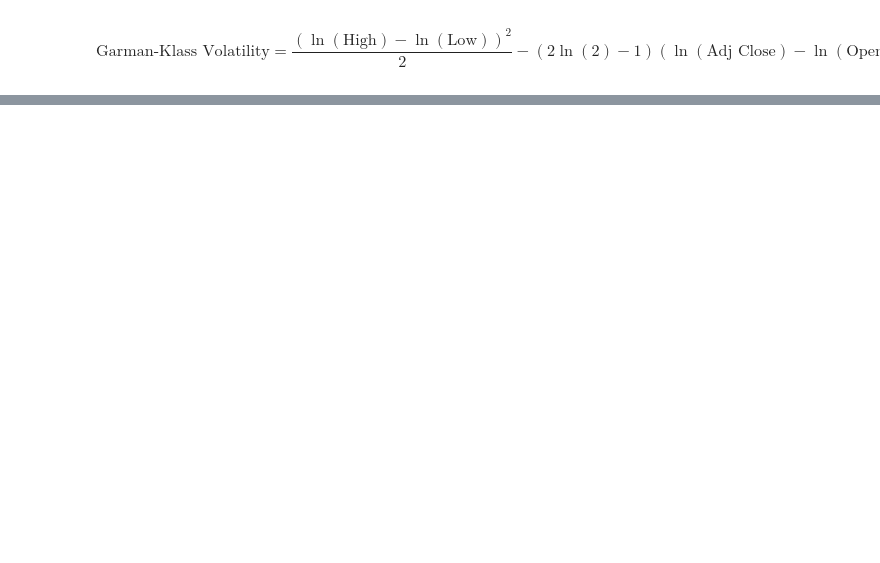
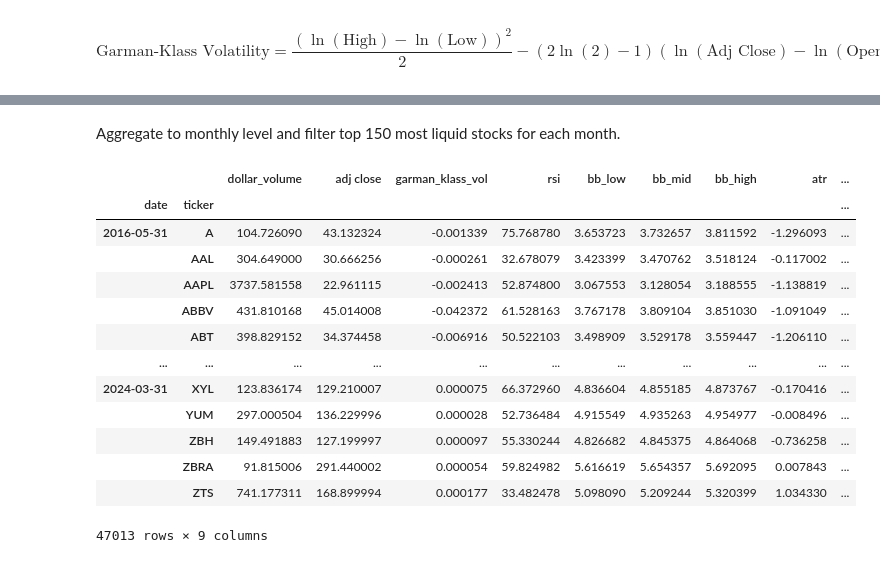
Before and after one commit to aivarasmink/ptu20_ml_reinforcement, a Jupyter notebook: ml_trading/trading_ml.ipynb, the cells around one changed output, grey strips where cells are left out. Cells and saved outputs as stored; diff of their text form; code cells hidden in the pictures; blank space fills up the shorter version.

```diff
--- a/ml_trading/trading_ml.ipynb
+++ b/ml_trading/trading_ml.ipynb
@@ -85,0 +69,19 @@ df
+# %%
+def compute_atr(stock_data):
+    atr = pandas_ta.atr(high=stock_data['high'],
+                        low=stock_data['low'],
+                        close=stock_data['close'],
+                        length=14)
+    return atr.sub(atr.mean()).div(atr.std())
+
+df['atr'] = df.groupby(level=1, group_keys=False).apply(compute_atr)
+
+def compute_macd(close):
+    macd = pandas_ta.macd(close=close, length=20).iloc[:,0]
+    return macd.sub(macd.mean()).div(macd.std())
+
+df['macd'] = df.groupby(level=1, group_keys=False)['adj close'].apply(compute_macd)
+
+df['dollar_volume'] = (df['adj close']*df['volume'])/1e6
+
+df
@@ -85,0 +103,26 @@ df
+# %% [markdown]
+Aggregate to monthly level and filter top 150 most liquid stocks for each month.
+# %%
+last_cols = [c for c in df.columns.unique(0) if c not in ['dollar_volume', 'volume', 'open',
+                                                          'high', 'low', 'close']]
+
+data = (pd.concat([df.unstack('ticker')['dollar_volume'].resample('M').mean().stack('ticker').to_frame('dollar_volume'),
+                   df.unstack()[last_cols].resample('M').last().stack('ticker')],
+                  axis=1)).dropna()
+
+data
+# %% [output]
+|  |  | dollar_volume | adj close | garman_klass_vol | rsi | bb_low | bb_mid | bb_high | atr | ... |
+| date | ticker |  |  |  |  |  |  |  |  | ... |
+| 2016-05-31 | A | 104.726090 | 43.132324 | -0.001339 | 75.768780 | 3.653723 | 3.732657 | 3.811592 | -1.296093 | ... |
+|  | AAL | 304.649000 | 30.666256 | -0.000261 | 32.678079 | 3.423399 | 3.470762 | 3.518124 | -0.117002 | ... |
+|  | AAPL | 3737.581558 | 22.961115 | -0.002413 | 52.874800 | 3.067553 | 3.128054 | 3.188555 | -1.138819 | ... |
+|  | ABBV | 431.810168 | 45.014008 | -0.042372 | 61.528163 | 3.767178 | 3.809104 | 3.851030 | -1.091049 | ... |
+|  | ABT | 398.829152 | 34.374458 | -0.006916 | 50.522103 | 3.498909 | 3.529178 | 3.559447 | -1.206110 | ... |
+| ... | ... | ... | ... | ... | ... | ... | ... | ... | ... | ... |
+| 2024-03-31 | XYL | 123.836174 | 129.210007 | 0.000075 | 66.372960 | 4.836604 | 4.855185 | 4.873767 | -0.170416 | ... |
+|  | YUM | 297.000504 | 136.229996 | 0.000028 | 52.736484 | 4.915549 | 4.935263 | 4.954977 | -0.008496 | ... |
+|  | ZBH | 149.491883 | 127.199997 | 0.000097 | 55.330244 | 4.826682 | 4.845375 | 4.864068 | -0.736258 | ... |
+|  | ZBRA | 91.815006 | 291.440002 | 0.000054 | 59.824982 | 5.616619 | 5.654357 | 5.692095 | 0.007843 | ... |
+|  | ZTS | 741.177311 | 168.899994 | 0.000177 | 33.482478 | 5.098090 | 5.209244 | 5.320399 | 1.034330 | ... |
+47013 rows × 9 columns
```
Also changed, not shown: parts of 7 cells of this notebook.
